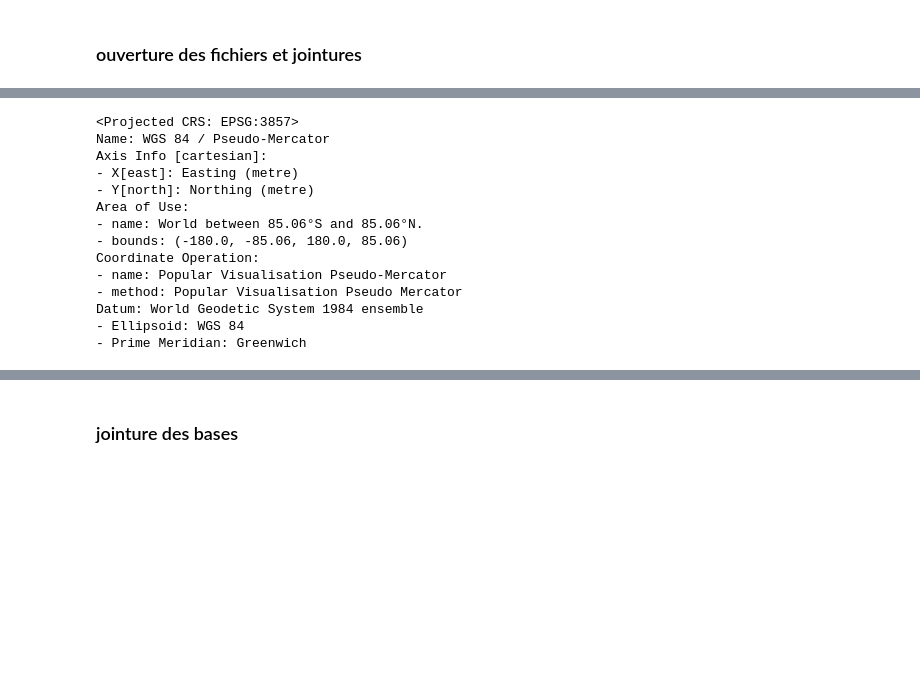
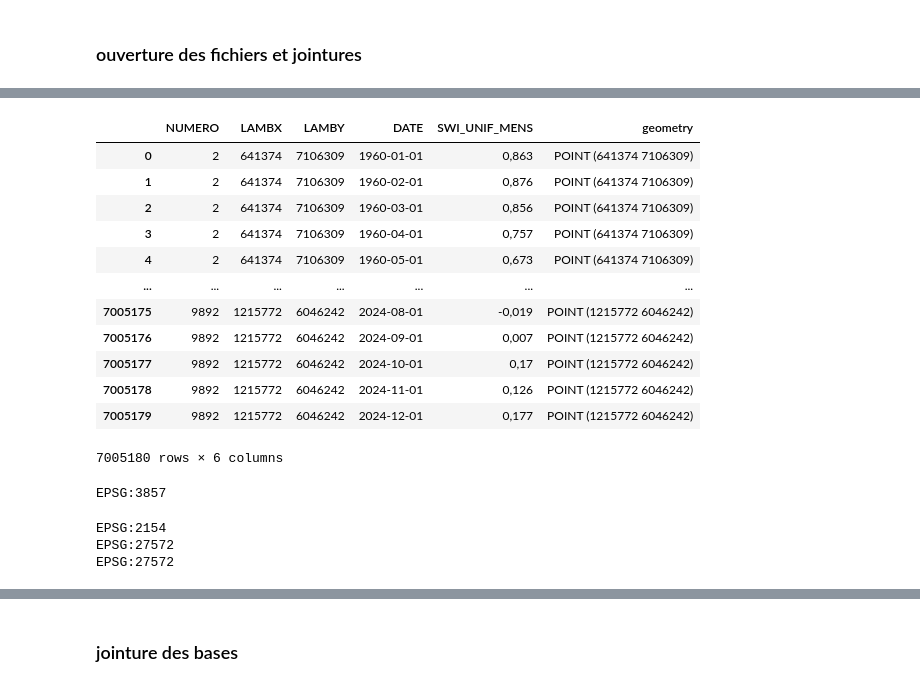
Before and after one commit to Lanouraf/Climate_Risk_Project_SWI_MS_A, a Jupyter notebook: visualisation_stats.ipynb, the cells around one changed output, grey strips where cells are left out. Drawn from its saved outputs; the diff is of its cells as text; code cells hidden in the pictures; blank space fills up the shorter version.

```diff
--- a/visualisation_stats.ipynb
+++ b/visualisation_stats.ipynb
@@ -61,17 +61,32 @@ argile = gpd.read_file(fp)
+# %%
+display(meteo_france)
+# %% [output]
+|  | NUMERO | LAMBX | LAMBY | DATE | SWI_UNIF_MENS | geometry |
+| 0 | 2 | 641374 | 7106309 | 1960-01-01 | 0,863 | POINT (641374 7106309) |
+| 1 | 2 | 641374 | 7106309 | 1960-02-01 | 0,876 | POINT (641374 7106309) |
+| 2 | 2 | 641374 | 7106309 | 1960-03-01 | 0,856 | POINT (641374 7106309) |
+| 3 | 2 | 641374 | 7106309 | 1960-04-01 | 0,757 | POINT (641374 7106309) |
+| 4 | 2 | 641374 | 7106309 | 1960-05-01 | 0,673 | POINT (641374 7106309) |
+| ... | ... | ... | ... | ... | ... | ... |
+| 7005175 | 9892 | 1215772 | 6046242 | 2024-08-01 | -0,019 | POINT (1215772 6046242) |
+| 7005176 | 9892 | 1215772 | 6046242 | 2024-09-01 | 0,007 | POINT (1215772 6046242) |
+| 7005177 | 9892 | 1215772 | 6046242 | 2024-10-01 | 0,17 | POINT (1215772 6046242) |
+| 7005178 | 9892 | 1215772 | 6046242 | 2024-11-01 | 0,126 | POINT (1215772 6046242) |
+| 7005179 | 9892 | 1215772 | 6046242 | 2024-12-01 | 0,177 | POINT (1215772 6046242) |
+7005180 rows × 6 columns
 # %%
-argile.crs
+print(argile.crs)
+cols_argile = ["geometry", "ALEA", "NIVEAU", "DPT"]
+argile=argile.to_crs(swi_monthly.crs)
 # %% [output]
-<Projected CRS: EPSG:3857>
-Name: WGS 84 / Pseudo-Mercator
-Axis Info [cartesian]:
-- X[east]: Easting (metre)
-- Y[north]: Northing (metre)
-Area of Use:
-- name: World between 85.06°S and 85.06°N.
-- bounds: (-180.0, -85.06, 180.0, 85.06)
-Coordinate Operation:
-- name: Popular Visualisation Pseudo-Mercator
-- method: Popular Visualisation Pseudo Mercator
-Datum: World Geodetic System 1984 ensemble
-- Ellipsoid: WGS 84
-- Prime Meridian: Greenwich
+EPSG:3857
+# %%
+print(meteo_france.crs)
+cols_meteo = ["DATE", "SWI_UNIF_MENS"]
+meteo_france=meteo_france.to_crs(swi_monthly.crs)
+print(swi_monthly.crs)
+print(meteo_france.crs)
+# %% [output]
+EPSG:2154
+EPSG:27572
+EPSG:27572
```
Also changed, not shown: parts of 14 cells of this notebook.
